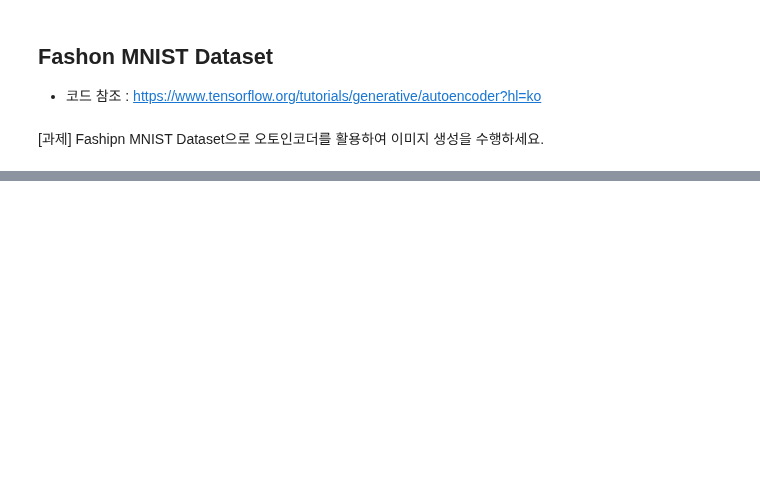
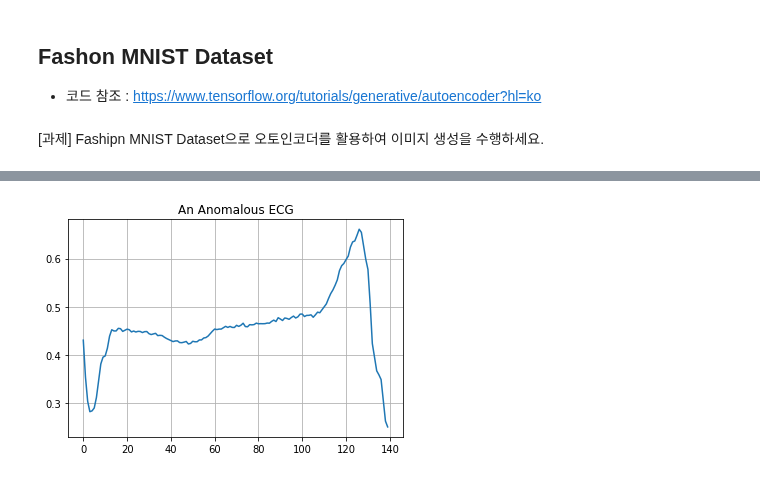
Before and after one commit to bnv20/kdt5, a Jupyter notebook: m10_딥러닝응용/DL_autoencoder.ipynb, the cells around one changed output, grey strips where cells are left out. Cells and saved outputs as stored; diff of their text form; code cells hidden in the pictures; blank space fills up the shorter version.

```diff
--- a/m10_딥러닝응용/DL_autoencoder.ipynb
+++ b/m10_딥러닝응용/DL_autoencoder.ipynb
@@ -37,0 +280,8 @@
+# %%
+# 비정상적인 ECG plot
+plt.grid()
+plt.plot(np.arange(140), anomalous_train_data[0])
+plt.title('An Anomalous ECG')
+plt.show()
+# %% [output]
+[figure, added]
```
Also changed, not shown: parts of 37 cells of this notebook.
